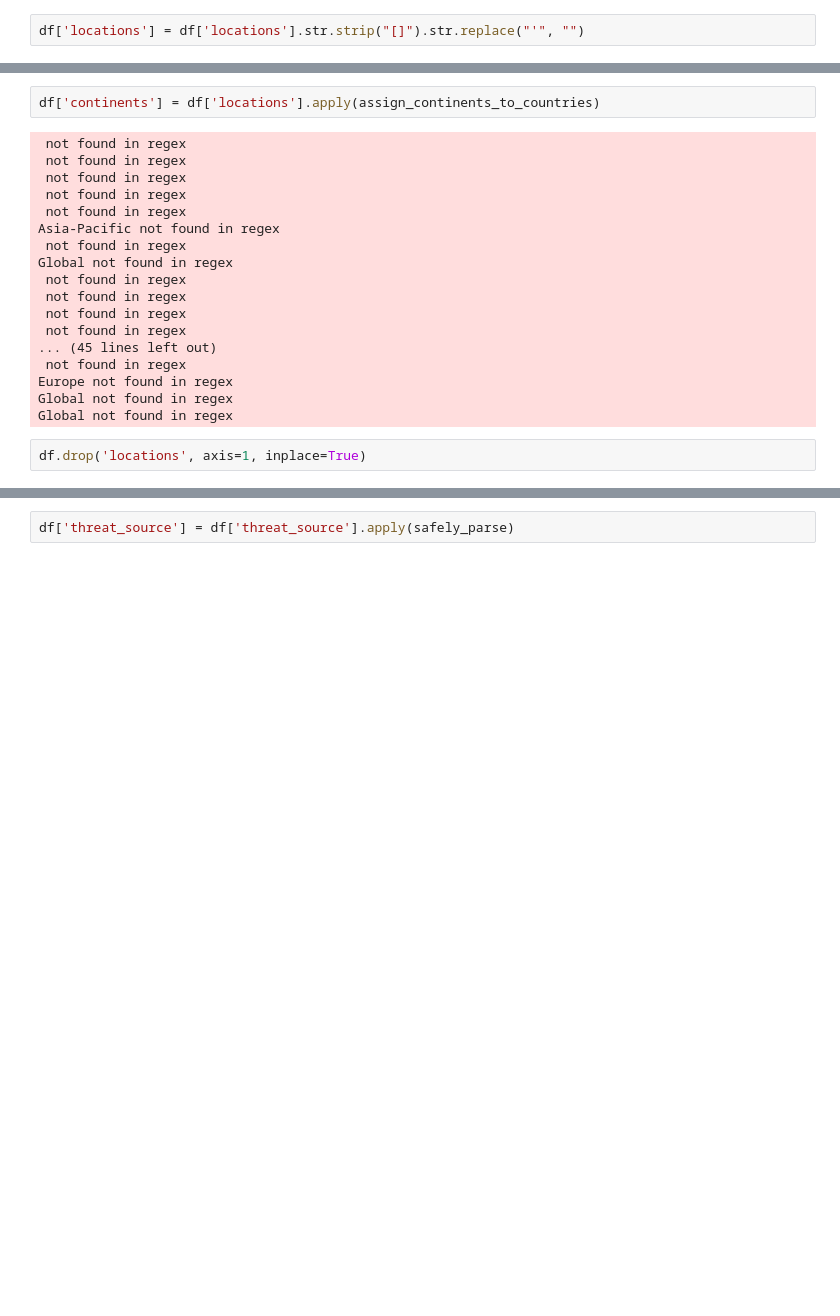
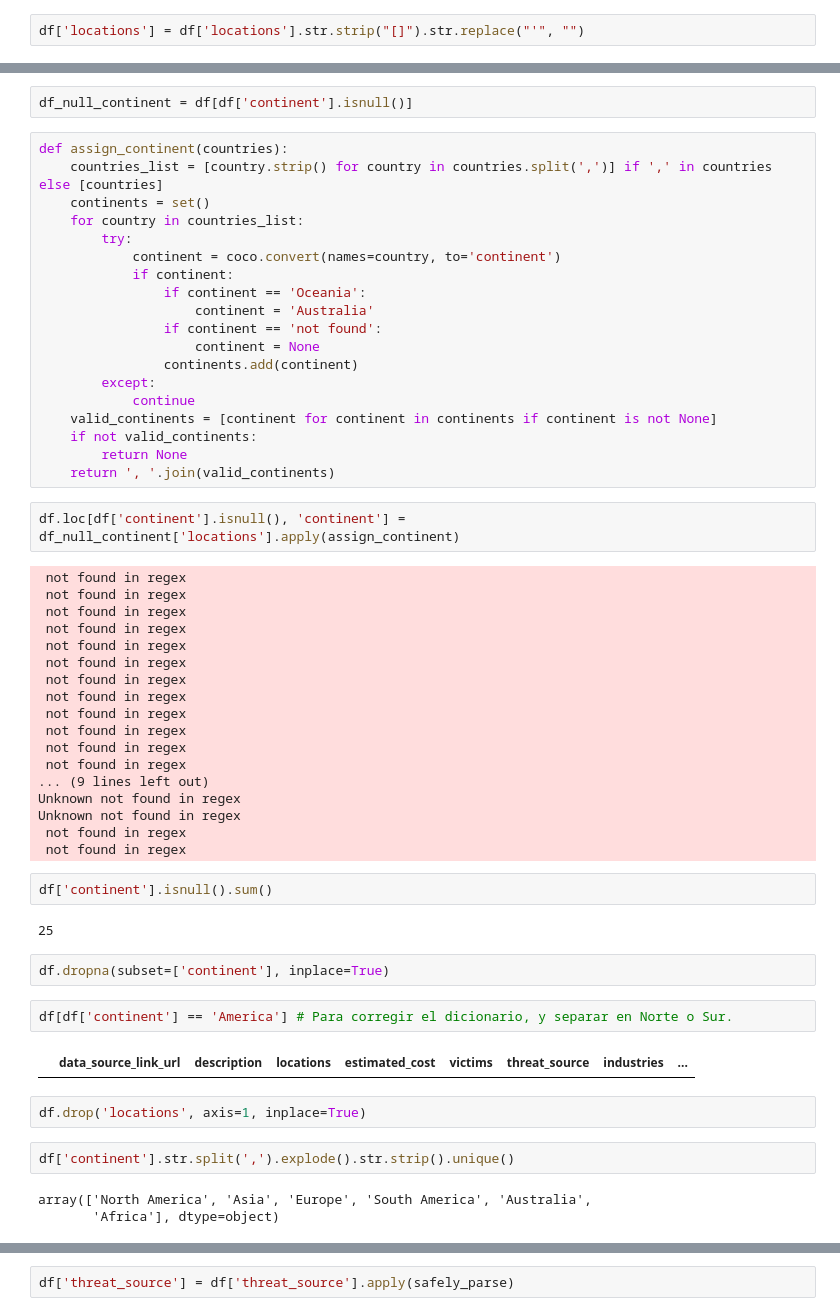
Before and after one commit to sdomialo/DeNexus_CSV-Analysis, a Jupyter notebook: ICSSTRIVE_clean.ipynb, the cells around one changed output, grey strips where cells are left out. Drawn from its saved outputs; the diff is of its cells as text; blank space fills up the shorter version.

```diff
--- a/ICSSTRIVE_clean.ipynb
+++ b/ICSSTRIVE_clean.ipynb
@@ -454,23 +496,59 @@ def assign_continents_to_countries(countries):
+# %%
+df_null_continent = df[df['continent'].isnull()]
+# %%
+def assign_continent(countries):
+    countries_list = [country.strip() for country in countries.split(',')] if ',' in countries else [countries]
+    continents = set()
+    for country in countries_list:
+        try:
+            continent = coco.convert(names=country, to='continent')
+            if continent:
+                if continent == 'Oceania':
+                    continent = 'Australia'
+                if continent == 'not found':
+                    continent = None
+                continents.add(continent)
+        except:
+            continue
+    valid_continents = [continent for continent in continents if continent is not None]
+    if not valid_continents:
+        return None
+    return ', '.join(valid_continents)
 # %%
-df['continents'] = df['locations'].apply(assign_continents_to_countries)
+df.loc[df['continent'].isnull(), 'continent'] = df_null_continent['locations'].apply(assign_continent)
 # %% [output]
  not found in regex
  not found in regex
  not found in regex
  not found in regex
  not found in regex
-Asia-Pacific not found in regex
- not found in regex
-Global not found in regex
  not found in regex
  not found in regex
  not found in regex
  not found in regex
-... (45 lines left out)
  not found in regex
-Europe not found in regex
-Global not found in regex
-Global not found in regex
+ not found in regex
+ not found in regex
+... (9 lines left out)
+Unknown not found in regex
+Unknown not found in regex
+ not found in regex
+ not found in regex
+# %%
+df['continent'].isnull().sum()
+# %% [output]
+25
+# %%
+df.dropna(subset=['continent'], inplace=True)
+# %%
+df[df['continent'] == 'America'] # Para corregir el dicionario, y separar en Norte o Sur.
+# %% [output]
+|  | data_source_link_url | description | locations | estimated_cost | victims | threat_source | industries | ... |
 # %%
 df.drop('locations', axis=1, inplace=True)
+# %%
+df['continent'].str.split(',').explode().str.strip().unique()
+# %% [output]
+array(['North America', 'Asia', 'Europe', 'South America', 'Australia',
+       'Africa'], dtype=object)
 # %%
```
Also changed, not shown: parts of 78 cells of this notebook.
